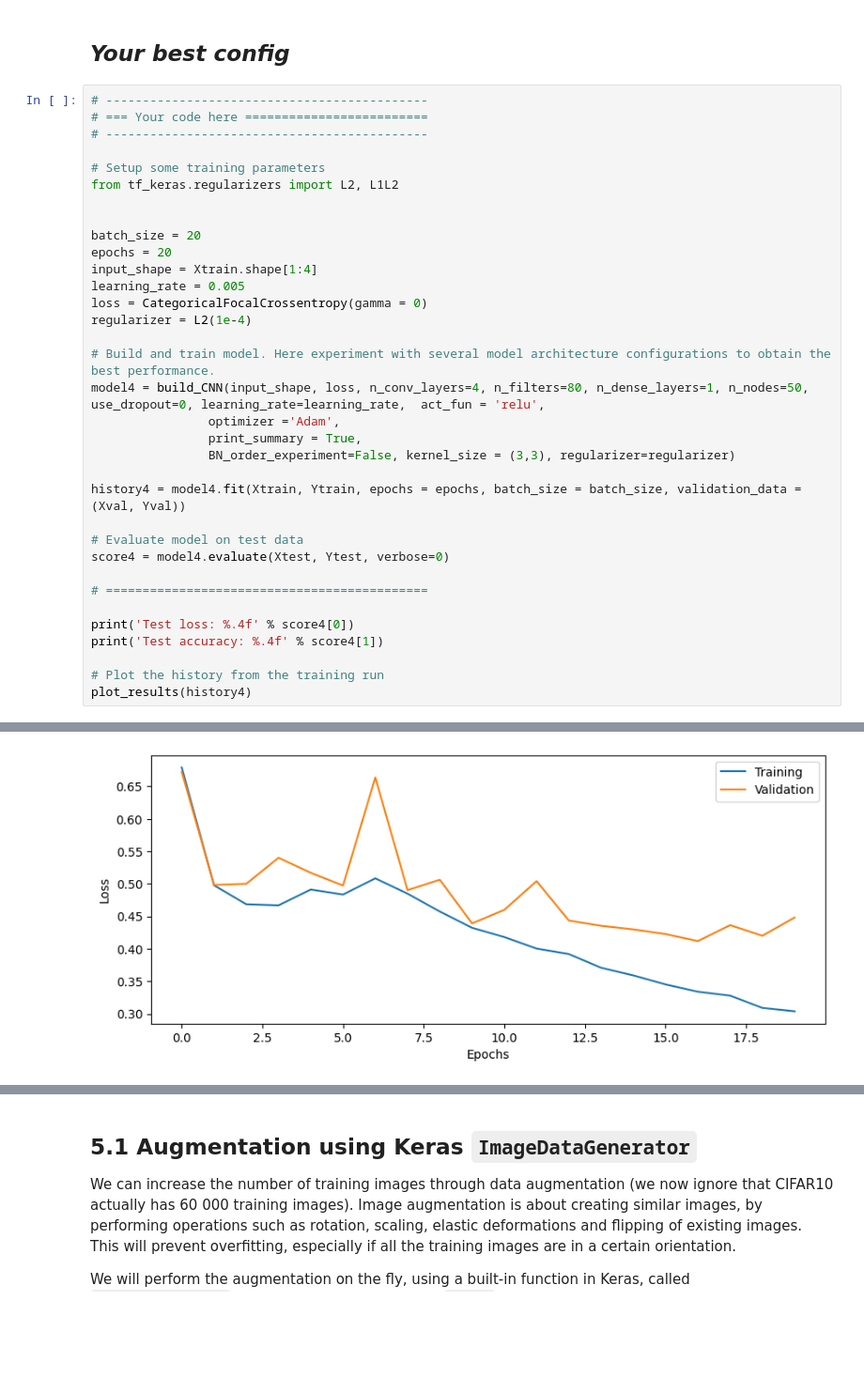
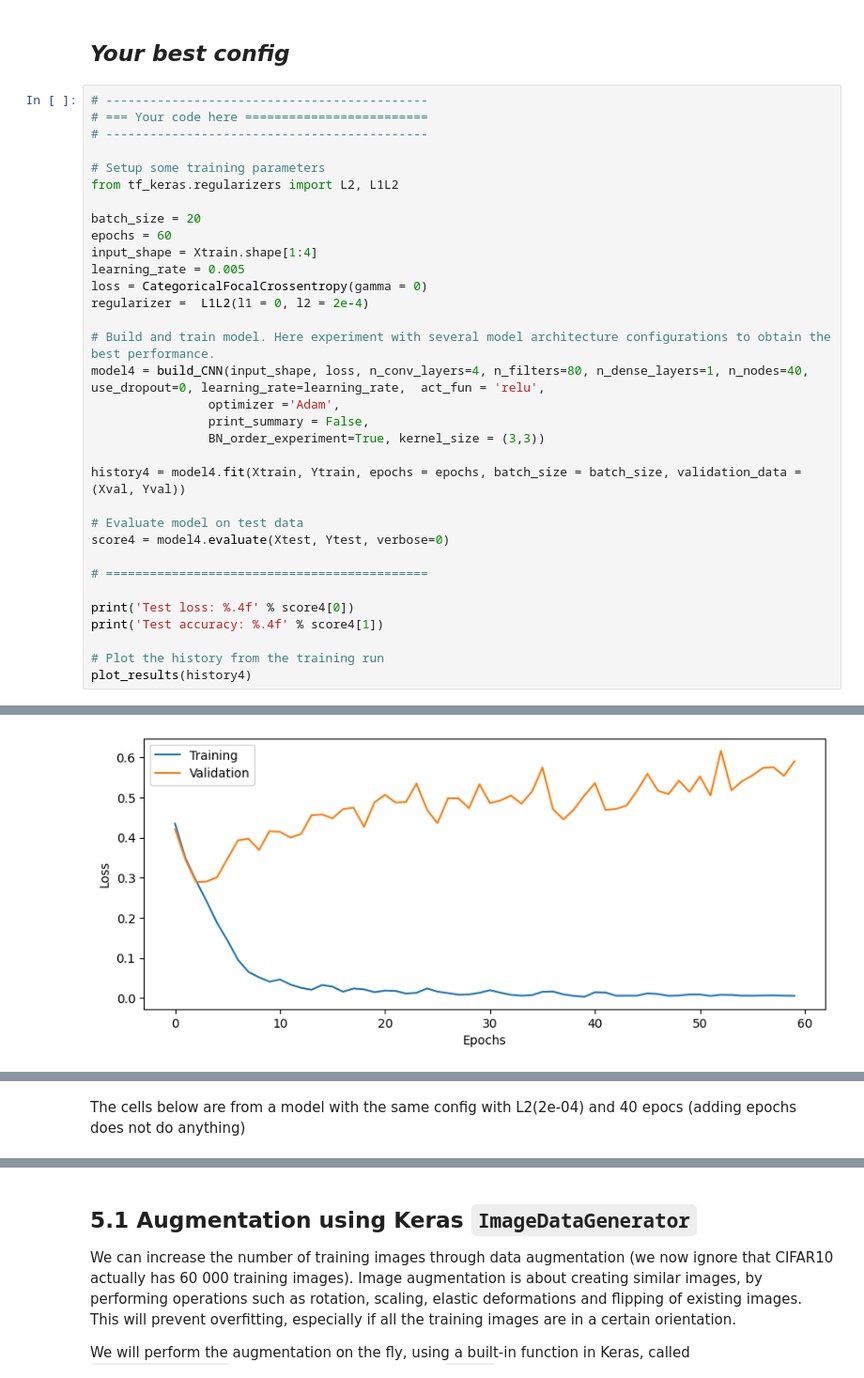
Before and after one commit to arreen/deeplearninglabs, a Jupyter notebook: 3_CNN/CNN_Lab_AB2.ipynb, the cells around one changed output, grey strips where cells are left out. Shown at 94% size. Drawn from its saved outputs; the diff is of its cells as text; blank space fills up the shorter version.

```diff
--- a/3_CNN/CNN_Lab_AB2.ipynb
+++ b/3_CNN/CNN_Lab_AB2.ipynb
@@ -763,19 +779,18 @@ You have now seen the basic building blocks of a 2D CNN. To further improve perf
 # Setup some training parameters
 from tf_keras.regularizers import L2, L1L2
 
-
 batch_size = 20
-epochs = 20
+epochs = 60
 input_shape = Xtrain.shape[1:4]
 learning_rate = 0.005
 loss = CategoricalFocalCrossentropy(gamma = 0)
-regularizer = L2(1e-4)
+regularizer =  L1L2(l1 = 0, l2 = 2e-4)
 
 # Build and train model. Here experiment with several model architecture configurations to obtain the best performance.
-model4 = build_CNN(input_shape, loss, n_conv_layers=4, n_filters=80, n_dense_layers=1, n_nodes=50, use_dropout=0, learning_rate=learning_rate,  act_fun = 'relu',
+model4 = build_CNN(input_shape, loss, n_conv_layers=4, n_filters=80, n_dense_layers=1, n_nodes=40, use_dropout=0, learning_rate=learning_rate,  act_fun = 'relu',
                 optimizer ='Adam',
-                print_summary = True,
-                BN_order_experiment=False, kernel_size = (3,3), regularizer=regularizer)
+                print_summary = False,
+                BN_order_experiment=True, kernel_size = (3,3))
 
 history4 = model4.fit(Xtrain, Ytrain, epochs = epochs, batch_size = batch_size, validation_data = (Xval, Yval))
 
@@ -810 +825 @@ Test accuracy: 0.6175
-[figure, old version]
+[figure, new version]
@@ -812,3 +827,5 @@ Test accuracy: 0.6175
+# %% [markdown]
+The cells below are from a model with the same config with L2(2e-04) and 40 epocs (adding epochs does not do anything)
 # %%
 print('Test loss: %.4f' % score4[0])
 print('Test accuracy: %.4f' % score4[1])
```
Also changed, not shown: parts of 26 cells of this notebook, 2 other files.
